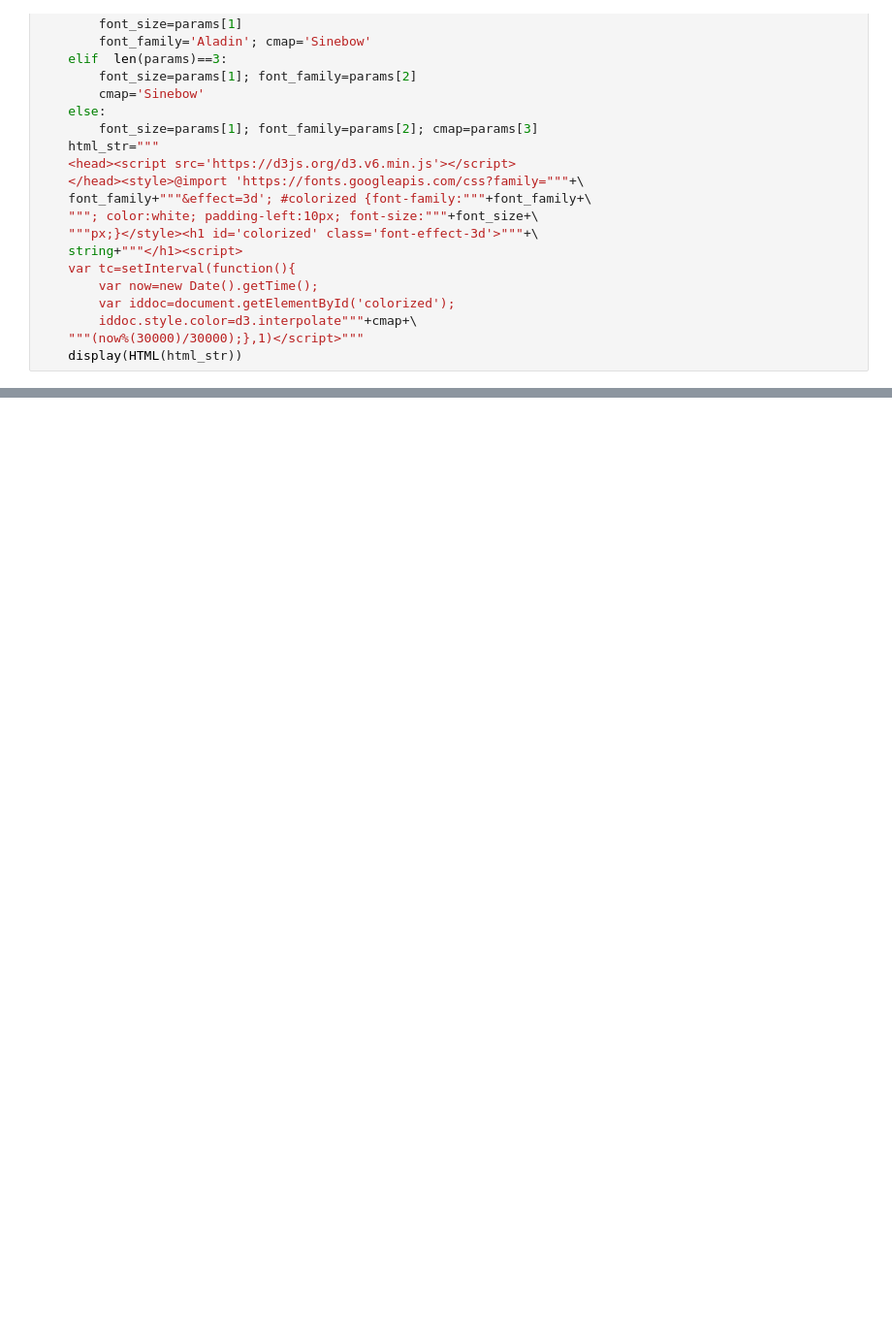
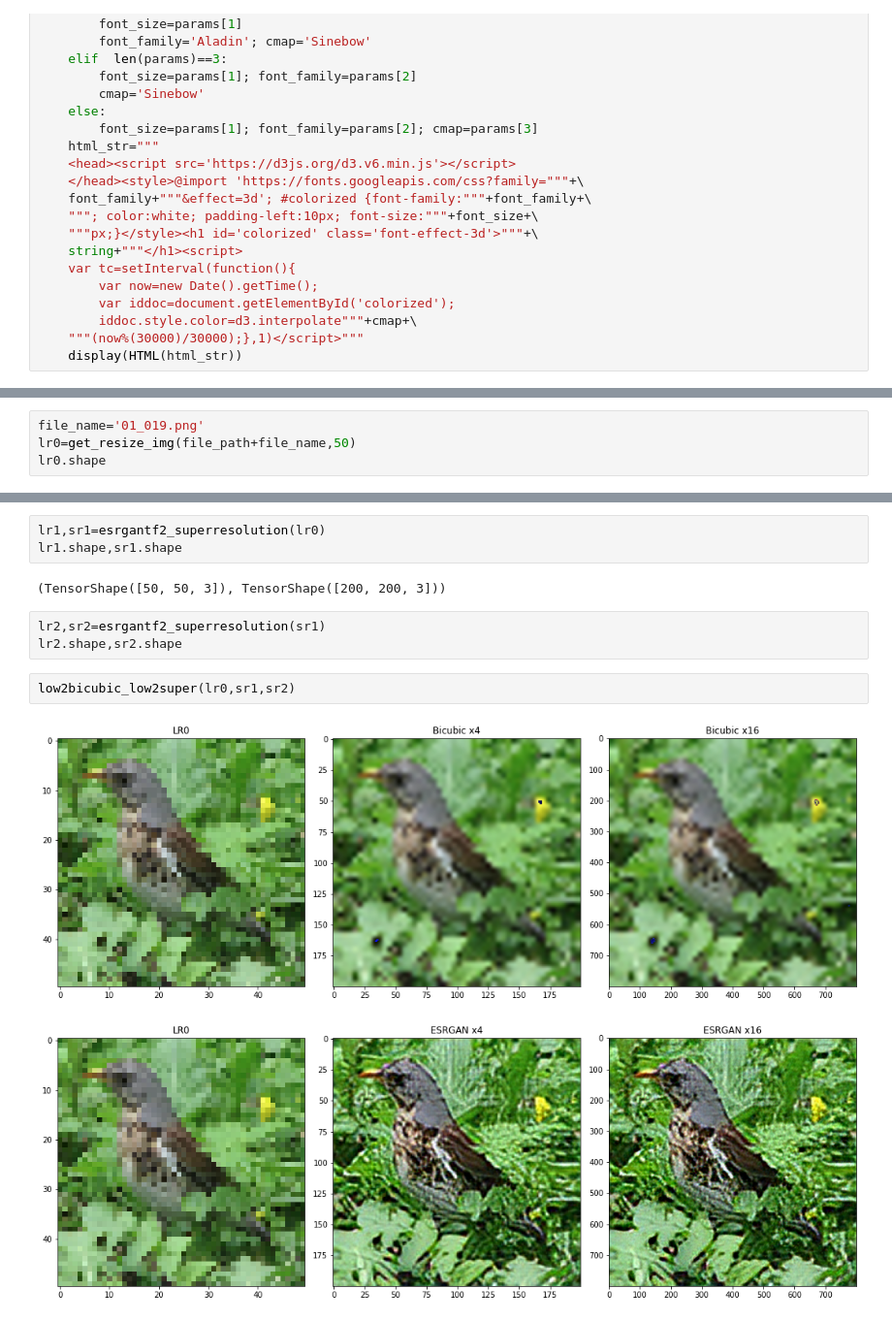
Before and after one commit to OlgaBelitskaya/colab_notebooks, a Jupyter notebook: tensorflow_cookbook7.ipynb, the cells around one changed output, grey strips where cells are left out. Shown at 97% size. Saved outputs shown, nothing was run; the diff lists cells and outputs as text; blank space fills up the shorter version.

```diff
--- a/tensorflow_cookbook7.ipynb
+++ b/tensorflow_cookbook7.ipynb
@@ -102,0 +131,4 @@ Downloading data from https://olgabelitskaya.gitlab.io/images/01_019.png
+# %%
+file_name='01_019.png'
+lr0=get_resize_img(file_path+file_name,50)
+lr0.shape
@@ -102,0 +140,13 @@ Downloading data from https://olgabelitskaya.gitlab.io/images/01_019.png
+# %%
+lr1,sr1=esrgantf2_superresolution(lr0)
+lr1.shape,sr1.shape
+# %% [output]
+(TensorShape([50, 50, 3]), TensorShape([200, 200, 3]))
+# %%
+lr2,sr2=esrgantf2_superresolution(sr1)
+lr2.shape,sr2.shape
+# %%
+low2bicubic_low2super(lr0,sr1,sr2)
+# %% [output]
+[figure, added]
+[figure, added]
```
Also changed, not shown: parts of 11 cells of this notebook, 1 other file.
